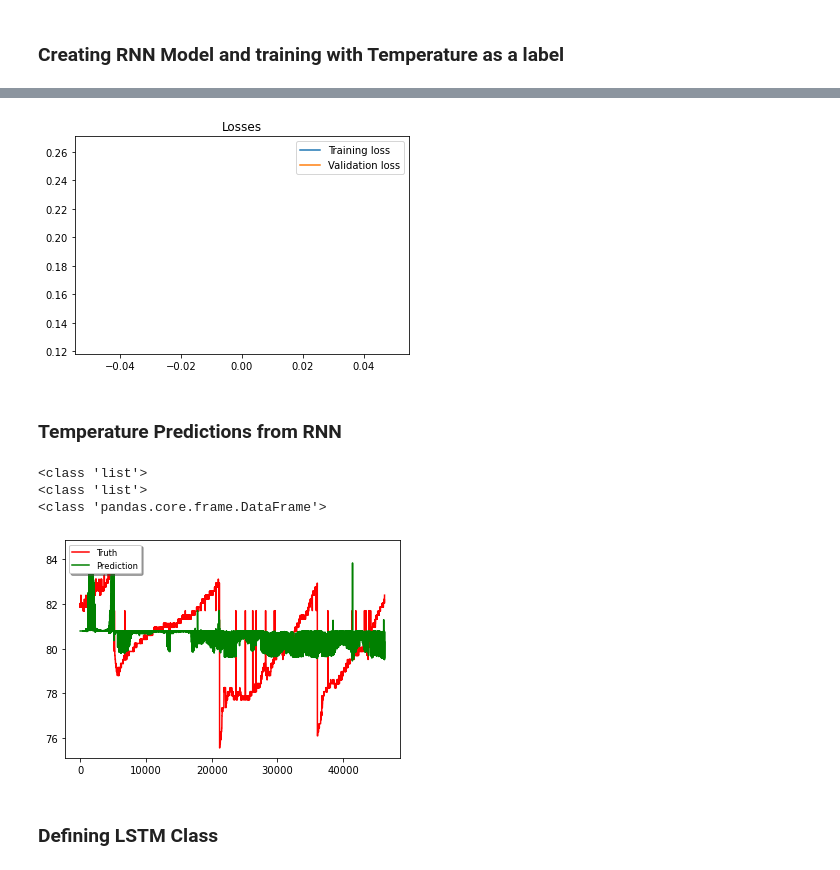
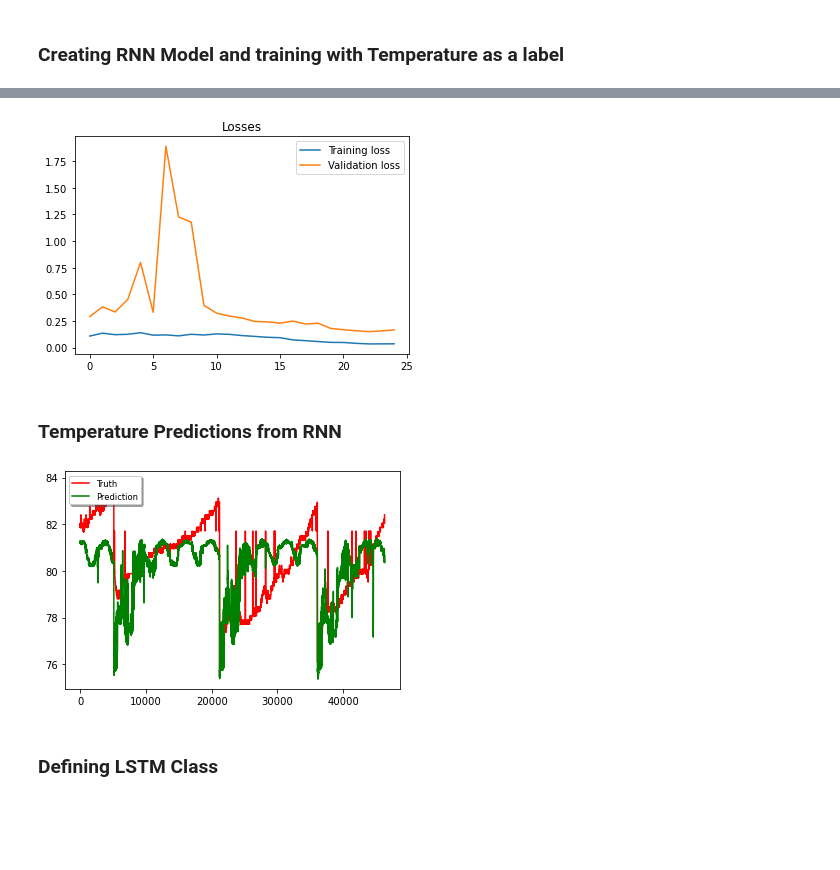
Before and after one commit to evanbradl/ML-Air-Sensor, a Jupyter notebook: Air_Sensor.ipynb, the cells around one changed output, grey strips where cells are left out. Saved outputs shown, nothing was run; the diff lists cells and outputs as text; code cells hidden in the pictures; blank space fills up the shorter version.

```diff
--- a/Air_Sensor.ipynb
+++ b/Air_Sensor.ipynb
@@ -358,7 +358,7 @@ class Optimization:
     # train_loader is the DataLoader for training data
     # val_loader is the DataLoader for validation data
     # Computes and prints validation and training loss
-    def train(self, train_loader, val_loader, batch_size=64, n_epochs=1, n_features=1):
+    def train(self, train_loader, val_loader, batch_size=64, n_epochs=25, n_features=1):
         for epoch in range(1, n_epochs + 1):
             batch_losses = []
             for x_batch, y_batch in train_loader:
@@ -421,7 +421,7 @@ hidden_dim = 64
 layer_dim = 3
 batch_size = 64
 dropout = 0.2
-n_epochs = 1
+n_epochs = 25
 learning_rate = 1e-3
 weight_decay = 1e-6
 
@@ -454,4 +470,4 @@ predictions, values = opt.evaluate(
-[figure, old version]
+[figure, new version]
 # %% [markdown]
 ### Temperature Predictions from RNN
 # %%
@@ -478,10 +494,7 @@ c=ax.plot(truth,'r',label='Truth')
 c=ax.plot(prediction,'g',label='Prediction')
 l = ax.legend(loc='upper left', shadow=True, fontsize='small')
 # %% [output]
-<class 'list'>
-<class 'list'>
-<class 'pandas.core.frame.DataFrame'>
-[figure, old version]
+[figure, new version]
 # %% [markdown]
 ### Defining LSTM Class
 # %%
```
Also changed, not shown: parts of 11 cells of this notebook, 5 other files.
